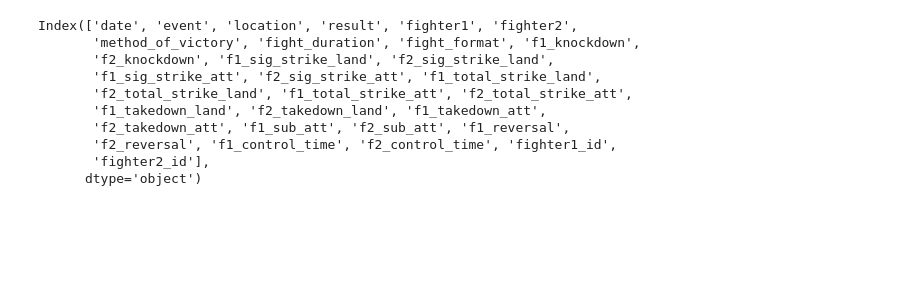
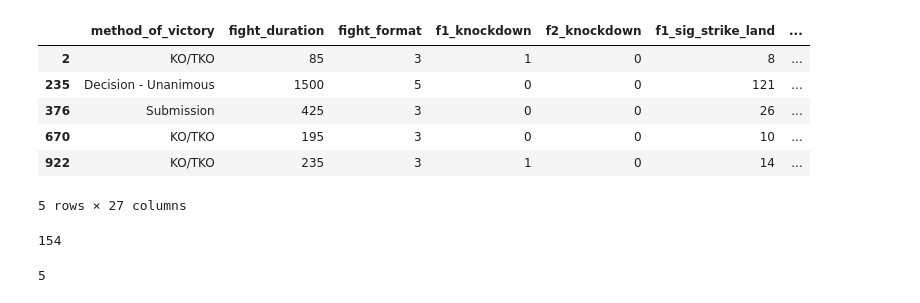
Before and after one commit to ay3xqa/UFC_Predictor, a Jupyter notebook: ufcScraper/model1.ipynb, the cells around one changed output. Saved outputs shown, nothing was run; the diff lists cells and outputs as text; code cells hidden in the pictures; blank space fills up the shorter version.

```diff
--- a/ufcScraper/model1.ipynb
+++ b/ufcScraper/model1.ipynb
@@ -68,14 +48,20 @@ df.head()
-# %%
-df.columns
-# %% [output]
-Index(['date', 'event', 'location', 'result', 'fighter1', 'fighter2',
-       'method_of_victory', 'fight_duration', 'fight_format', 'f1_knockdown',
-       'f2_knockdown', 'f1_sig_strike_land', 'f2_sig_strike_land',
-       'f1_sig_strike_att', 'f2_sig_strike_att', 'f1_total_strike_land',
-       'f2_total_strike_land', 'f1_total_strike_att', 'f2_total_strike_att',
-       'f1_takedown_land', 'f2_takedown_land', 'f1_takedown_att',
-       'f2_takedown_att', 'f1_sub_att', 'f2_sub_att', 'f1_reversal',
-       'f2_reversal', 'f1_control_time', 'f2_control_time', 'fighter1_id',
-       'fighter2_id'],
-      dtype='object')
+# %%
+data = df[(df["fighter1"]=="Joe Pyfer") | (df["fighter2"]=="Joe Pyfer")]
+data[data.columns[6:]].head()
+# %% [output]
+|  | method_of_victory | fight_duration | fight_format | f1_knockdown | f2_knockdown | f1_sig_strike_land | ... |
+| 2 | KO/TKO | 85 | 3 | 1 | 0 | 8 | ... |
+| 235 | Decision - Unanimous | 1500 | 5 | 0 | 0 | 121 | ... |
+| 376 | Submission | 425 | 3 | 0 | 0 | 26 | ... |
+| 670 | KO/TKO | 195 | 3 | 0 | 0 | 10 | ... |
+| 922 | KO/TKO | 235 | 3 | 1 | 0 | 14 | ... |
+5 rows × 27 columns
+# %%
+data[data["fighter1"]=="Joe Pyfer"]["f1_sig_strike_land"].sum()  +  data[data["fighter2"]=="Joe Pyfer"]["f2_sig_strike_land"].sum()
+# %% [output]
+154
+# %%
+len(data)
+# %% [output]
+5
 # %%
```
Also changed, not shown: parts of 17 cells of this notebook, 1 other file.
